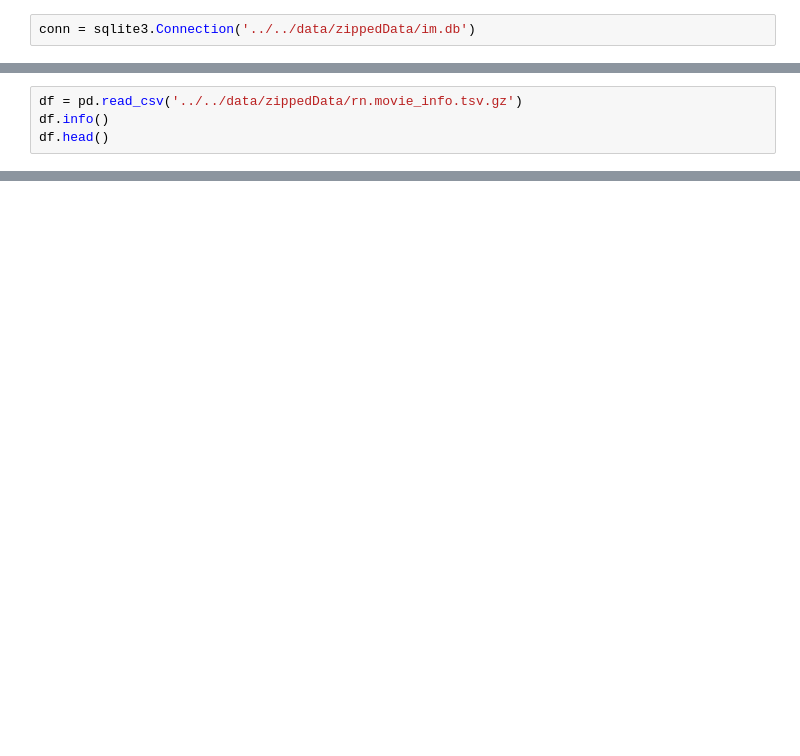
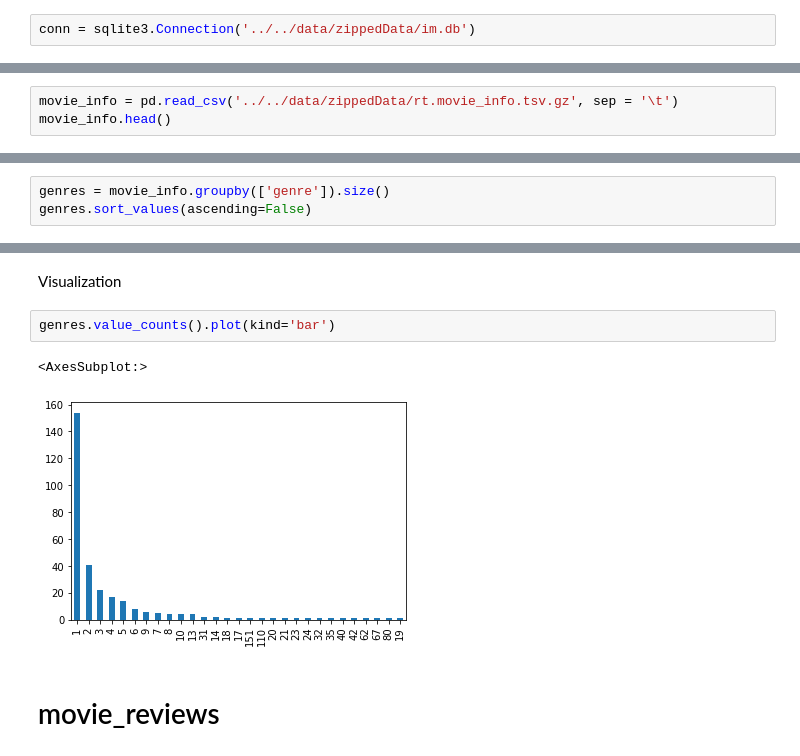
Before and after one commit to zmtillery/group-5-0206, a Jupyter notebook: notebooks/cole/cole.ipynb, the cells around one changed output, grey strips where cells are left out. Saved outputs shown, nothing was run; the diff lists cells and outputs as text; blank space fills up the shorter version.

```diff
--- a/notebooks/cole/cole.ipynb
+++ b/notebooks/cole/cole.ipynb
@@ -37,5 +76,4 @@ pd.read_sql(q,conn)
 # %%
-df = pd.read_csv('../../data/zippedData/rn.movie_info.tsv.gz')
-df.info()
-df.head()
+movie_info = pd.read_csv('../../data/zippedData/rt.movie_info.tsv.gz', sep = '\t')
+movie_info.head()
 # %% [output]
@@ -42,0 +160,3 @@ FileNotFoundError: [Errno 2] No such file or directory: '../../data/zippedData/r
+# %%
+genres = movie_info.groupby(['genre']).size()
+genres.sort_values(ascending=False)
@@ -43 +177,10 @@ FileNotFoundError: [Errno 2] No such file or directory: '../../data/zippedData/r
+# %% [markdown]
+Visualization
+# %%
+genres.value_counts().plot(kind='bar')
+# %% [output]
+<AxesSubplot:>
+[figure, added]
+# %% [markdown]
+# movie_reviews
 # %%
```
Also changed, not shown: parts of 42 cells of this notebook.
